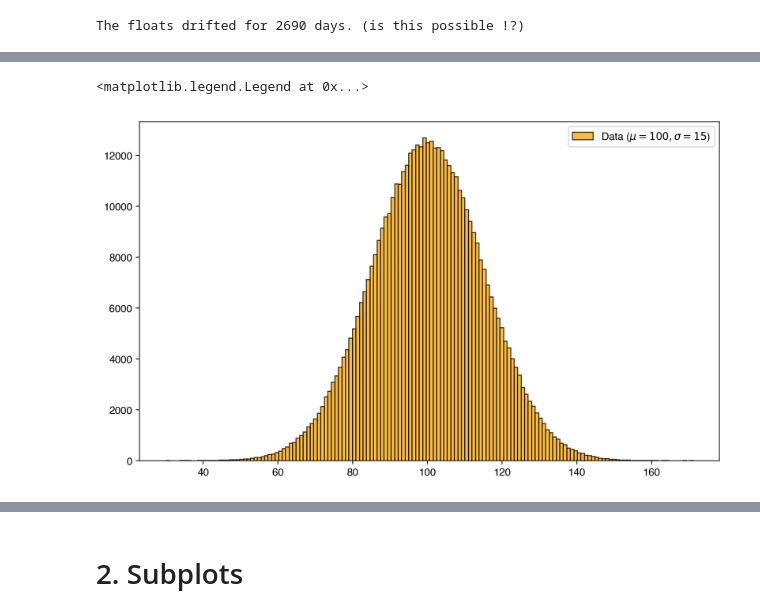
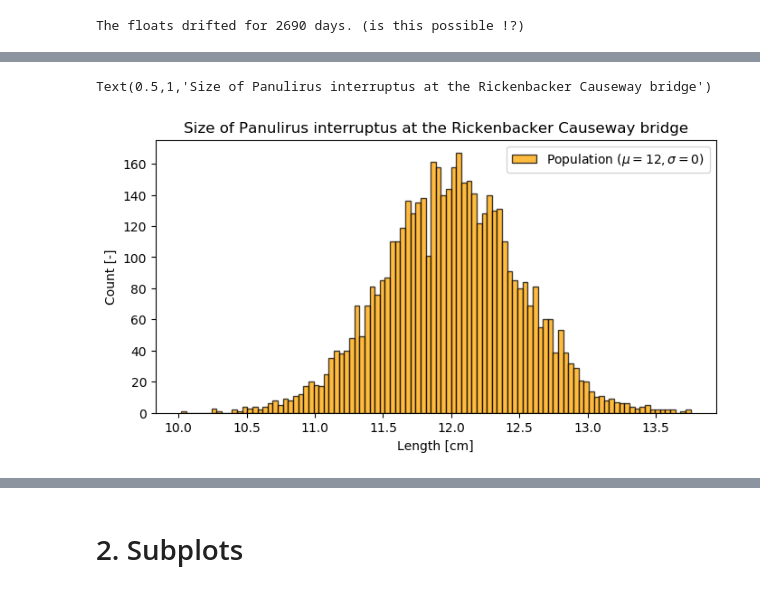
Before and after one commit to milancurcic/lunch-bytes, a Jupyter notebook: Fall_2018/LB21/matplotlib_overview.ipynb, the cells around one changed output, grey strips where cells are left out. Saved outputs shown, nothing was run; the diff lists cells and outputs as text; code cells hidden in the pictures.

```diff
--- a/Fall_2018/LB21/matplotlib_overview.ipynb
+++ b/Fall_2018/LB21/matplotlib_overview.ipynb
@@ -105,13 +108,17 @@ fig.tight_layout()
 # %%
-fig = plt.figure(figsize=(10,6), dpi=200)
+fig = plt.figure(figsize=(8,4), dpi=100)
 ax = fig.add_subplot(1,1,1)
 
-mu, sigma = 100, 15
-x = mu + sigma*np.random.randn(500000)
+# generate fake data
+mu, sigma = 12, 0.5
+x = mu + sigma*np.random.randn(5000)
 
 # the histogram of the data
-n, bins, patches = plt.hist(x, 150, facecolor='orange', edgecolor='black', alpha=0.75)
-ax.legend(['Data ($\mu=%d, \sigma = %d$)' % (mu, sigma)])
+n, bins, patches = plt.hist(x, 100, facecolor='orange', edgecolor='black', alpha=0.75)
+ax.legend([r'Population ($\mu =%d, \sigma = %d$)' % (mu, sigma)])
+ax.set_xlabel('Length [cm]')
+ax.set_ylabel('Count [-]')
+ax.set_title('Size of Panulirus interruptus at the Rickenbacker Causeway bridge')
 # %% [output]
-<matplotlib.legend.Legend at 0x...>
+Text(0.5,1,'Size of Panulirus interruptus at the Rickenbacker Causeway bridge')
-[figure, old version]
+[figure, new version]
```
Also changed, not shown: parts of 41 cells of this notebook, 1 other file.
